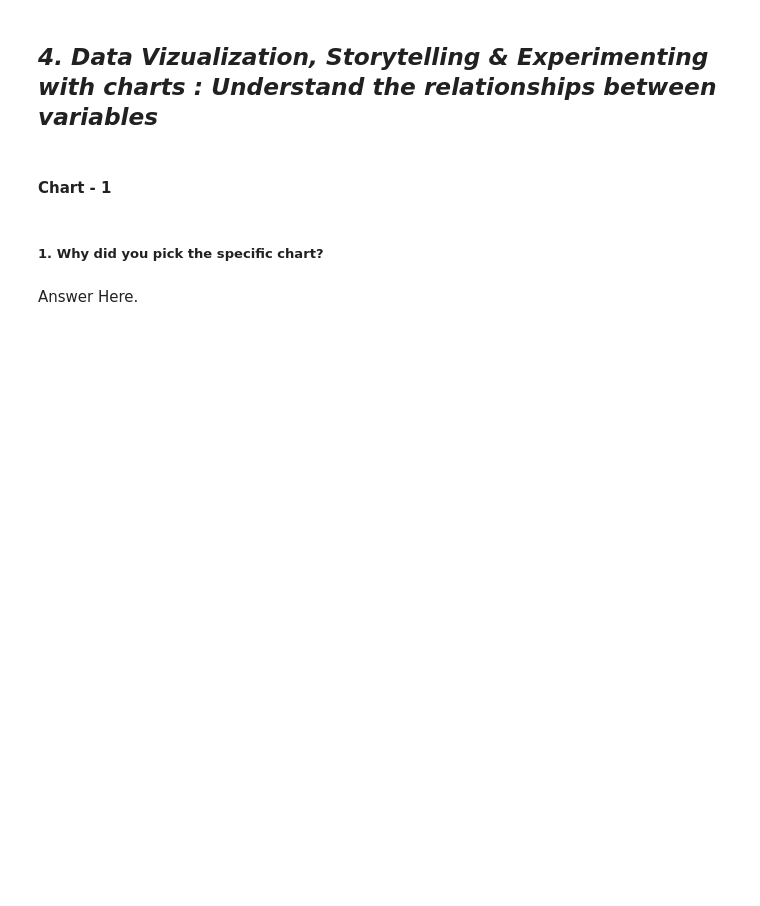
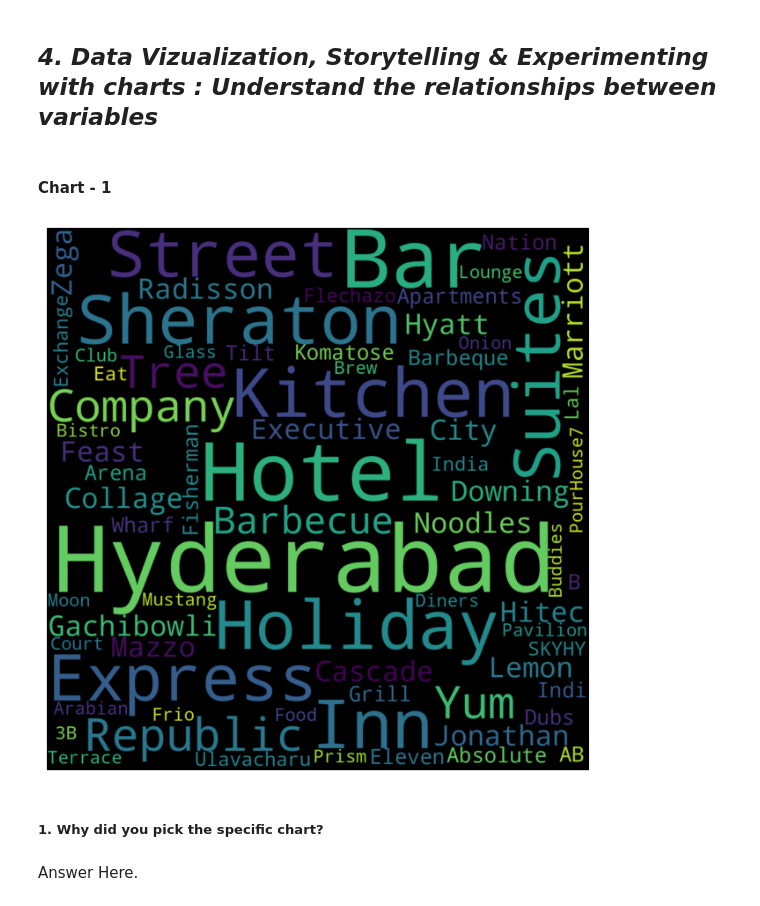
Before and after one commit to Amanr1996/Capstone_Zomato_Restaurant_clustering_and_sentiment_Analysis, a Jupyter notebook: Zomato_Restaurant_clustering_and_sentiment_Analysis.ipynb, the cells around one changed output. Drawn from its saved outputs; the diff is of its cells as text; code cells hidden in the pictures; blank space fills up the shorter version.

```diff
--- a/Zomato_Restaurant_clustering_and_sentiment_Analysis.ipynb
+++ b/Zomato_Restaurant_clustering_and_sentiment_Analysis.ipynb
@@ -242,0 +258,4 @@ meta_df_main.describe()
+# %%
+# Convert the 'Cost' column, deleting the comma and changing the data type into 'int64'.
+
+meta_df_main['Cost'] =  meta_df_main['Cost'].str.replace(",","").astype('int64')
@@ -253,3 +292,17 @@ Answer Here.
+# %%
+# Creating word cloud for expensive restaurants.
+plt.figure(figsize=(18,8))
+text = " ".join(name for name in meta_df_main.sort_values('Cost',ascending=False).Name[:30])
+
+# Creating word_cloud with text as argument in .generate() method.
+word_cloud = WordCloud(width = 1400, height = 1400,collocations = False, background_color = 'black').generate(text)
+
+# Display the generated Word Cloud.
+plt.imshow(word_cloud, interpolation='bilinear')
+
+plt.axis("off");
+# %% [output]
+[figure, added]
 # %% [markdown]
 ##### 1. Why did you pick the specific chart?
 # %% [markdown]
```
Also changed, not shown: parts of 79 cells of this notebook.
